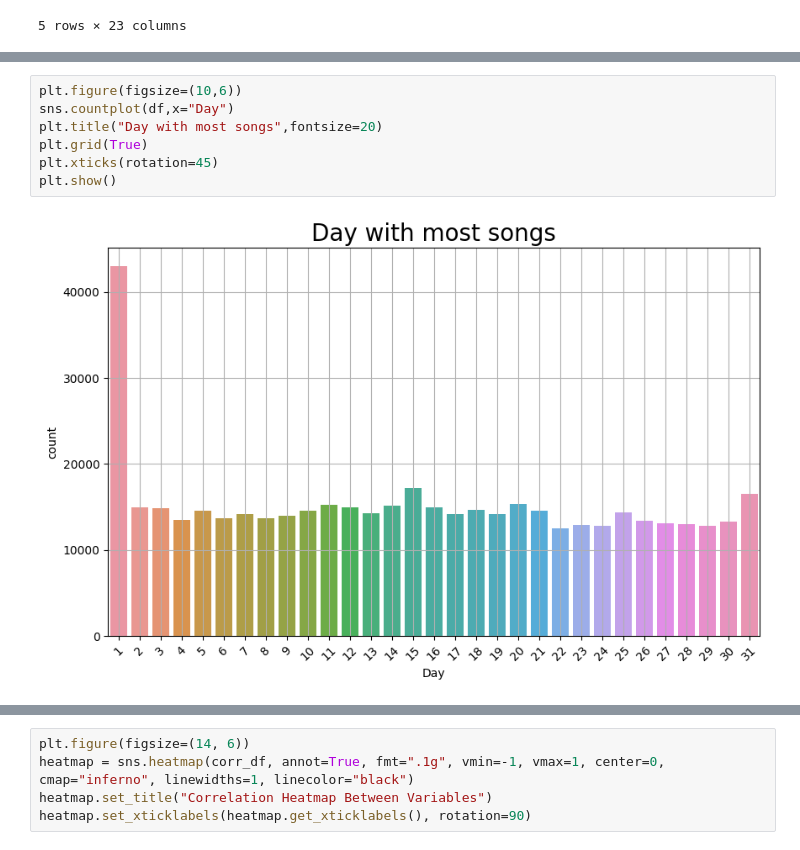
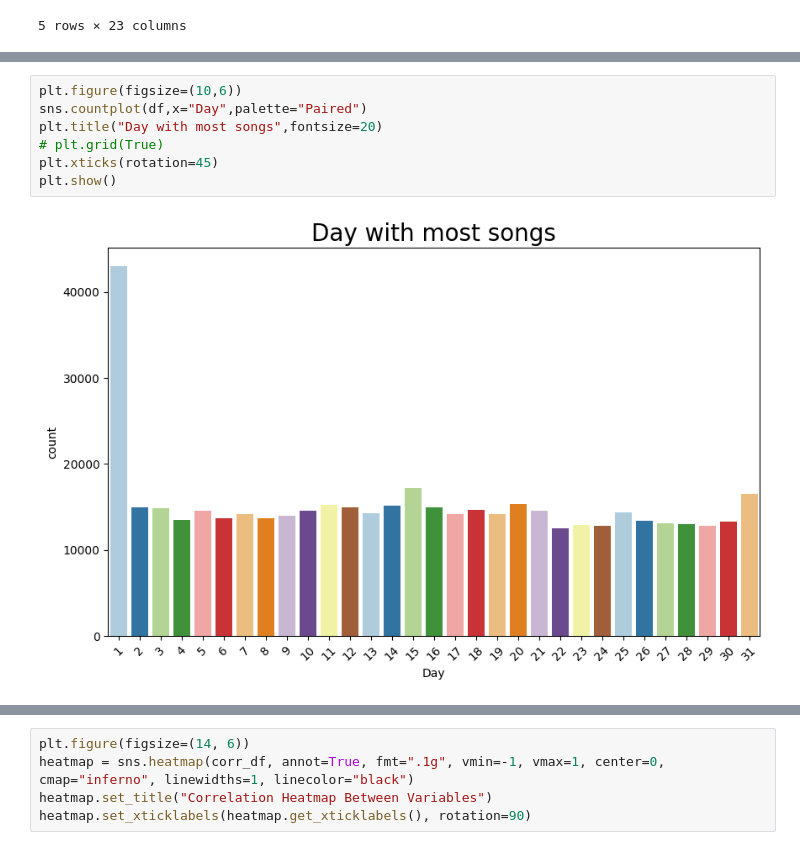
Before and after one commit to Bandoh/Data-Science-Projects, a Jupyter notebook: Music Analysis/01/start.ipynb, the cells around one changed output, grey strips where cells are left out. Cells and saved outputs as stored; diff of their text form.

```diff
--- a/Music Analysis/01/start.ipynb
+++ b/Music Analysis/01/start.ipynb
@@ -115,9 +131,9 @@ plt.show()
 # %%
 plt.figure(figsize=(10,6))
-sns.countplot(df,x="Day")
+sns.countplot(df,x="Day",palette="Paired")
 plt.title("Day with most songs",fontsize=20)
-plt.grid(True)
+# plt.grid(True)
 plt.xticks(rotation=45)
 plt.show()
 # %% [output]
-[figure, old version]
+[figure, new version]
```
Also changed, not shown: parts of 33 cells of this notebook.
